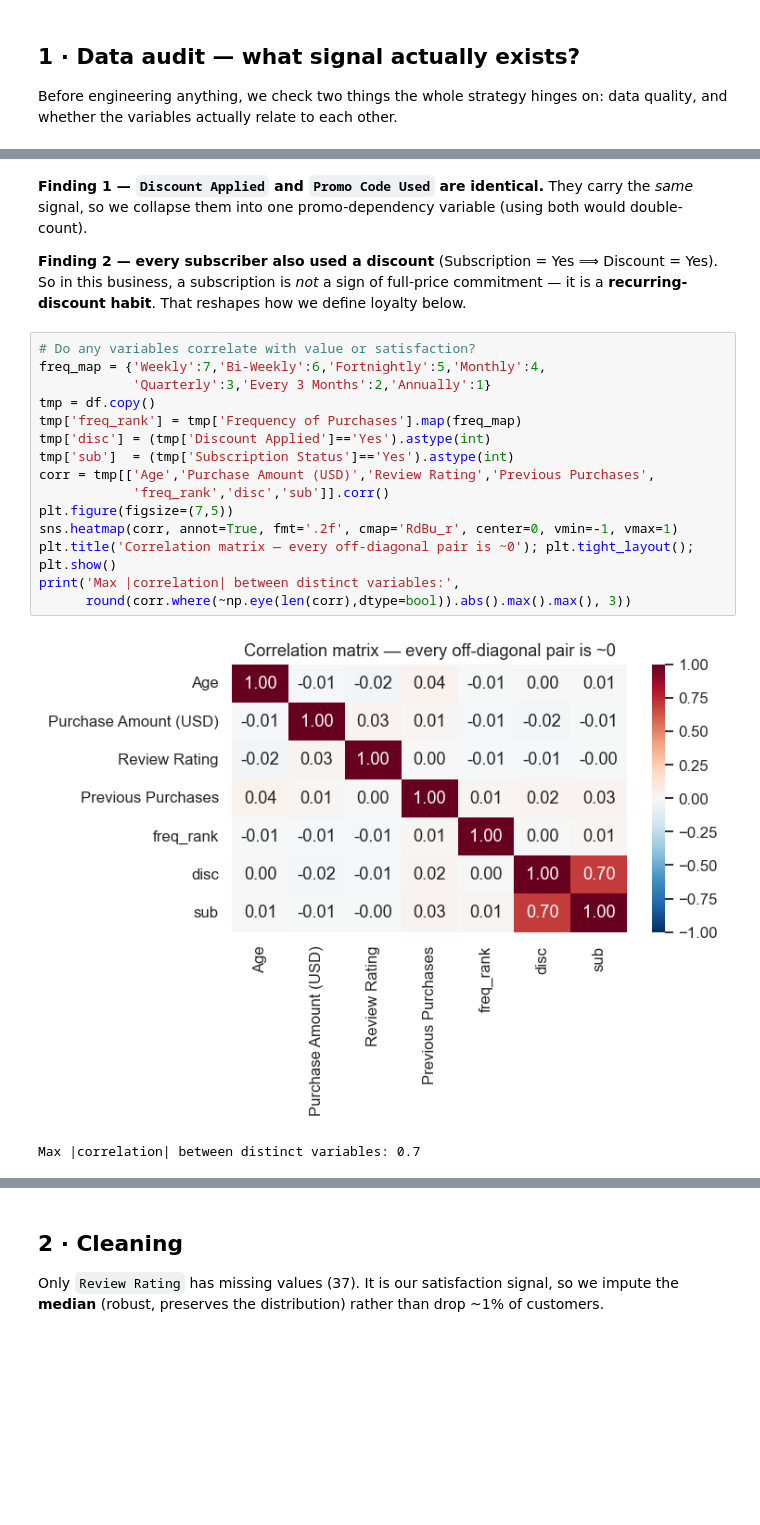
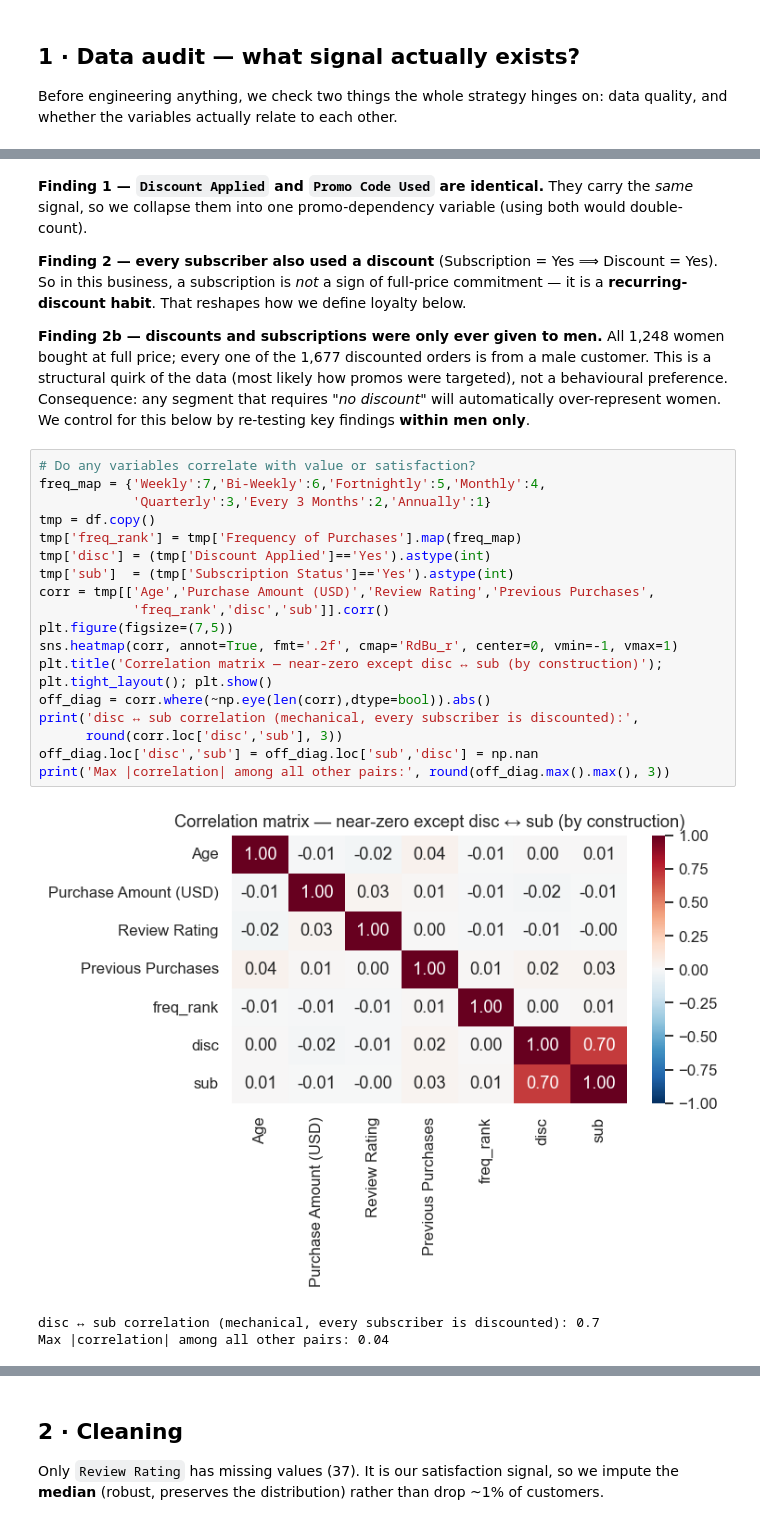
Before and after one commit to lokifergusion9/decoding-customer-value, a Jupyter notebook: customer_value_analysis.ipynb, the cells around one changed output, grey strips where cells are left out. Drawn from its saved outputs; the diff is of its cells as text; blank space fills up the shorter version.

Commit message:
Polish README, fix gender confound, add requirements

```diff
--- a/customer_value_analysis.ipynb
+++ b/customer_value_analysis.ipynb
@@ -68,22 +72,32 @@ double-count).
 **Finding 2 — every subscriber also used a discount** (Subscription = Yes ⟹ Discount = Yes).
 So in this business, a subscription is *not* a sign of full-price commitment — it is a
 **recurring-discount habit**. That reshapes how we define loyalty below.
+
+**Finding 2b — discounts and subscriptions were only ever given to men.** All 1,248 women
+bought at full price; every one of the 1,677 discounted orders is from a male customer. This
+is a structural quirk of the data (most likely how promos were targeted), not a behavioural
+preference. Consequence: any segment that requires *"no discount"* will automatically
+over-represent women. We control for this below by re-testing key findings **within men only**.
 # %%
 # Do any variables correlate with value or satisfaction?
 freq_map = {'Weekly':7,'Bi-Weekly':6,'Fortnightly':5,'Monthly':4,
             'Quarterly':3,'Every 3 Months':2,'Annually':1}
 tmp = df.copy()
 tmp['freq_rank'] = tmp['Frequency of Purchases'].map(freq_map)
 tmp['disc'] = (tmp['Discount Applied']=='Yes').astype(int)
 tmp['sub']  = (tmp['Subscription Status']=='Yes').astype(int)
 corr = tmp[['Age','Purchase Amount (USD)','Review Rating','Previous Purchases',
             'freq_rank','disc','sub']].corr()
 plt.figure(figsize=(7,5))
 sns.heatmap(corr, annot=True, fmt='.2f', cmap='RdBu_r', center=0, vmin=-1, vmax=1)
-plt.title('Correlation matrix — every off-diagonal pair is ~0'); plt.tight_layout(); plt.show()
-print('Max |correlation| between distinct variables:',
-      round(corr.where(~np.eye(len(corr),dtype=bool)).abs().max().max(), 3))
+plt.title('Correlation matrix — near-zero except disc ↔ sub (by construction)'); plt.tight_layout(); plt.show()
+off_diag = corr.where(~np.eye(len(corr),dtype=bool)).abs()
+print('disc ↔ sub correlation (mechanical, every subscriber is discounted):',
+      round(corr.loc['disc','sub'], 3))
+off_diag.loc['disc','sub'] = off_diag.loc['sub','disc'] = np.nan
+print('Max |correlation| among all other pairs:', round(off_diag.max().max(), 3))
 # %% [output]
-[figure, old version]
+[figure, new version]
-Max |correlation| between distinct variables: 0.7
+disc ↔ sub correlation (mechanical, every subscriber is discounted): 0.7
+Max |correlation| among all other pairs: 0.04
 # %% [markdown]
```
Also changed, not shown: parts of 9 cells of this notebook, 5 other files.
